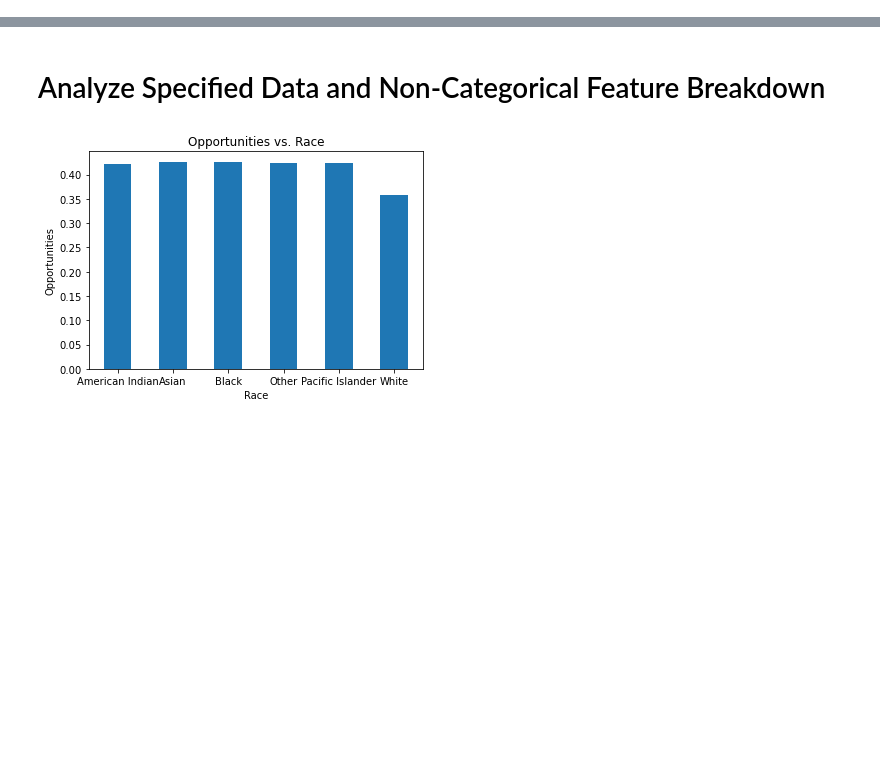
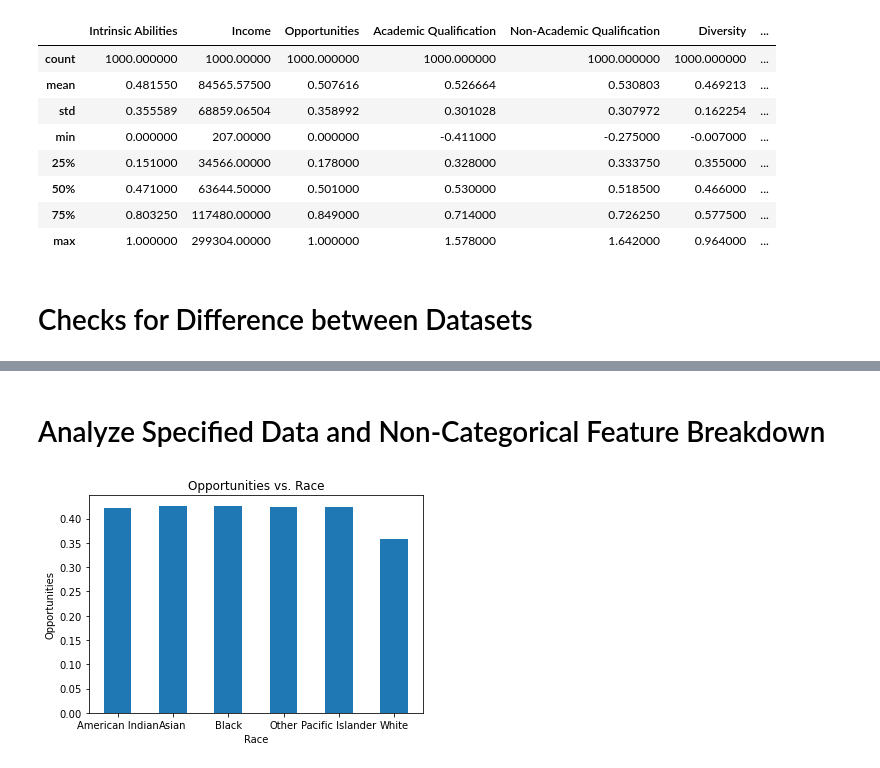
Before and after one commit to liangeric/MirrorDataAdmission, a Jupyter notebook: dataAnalysis.ipynb, the cells around one changed output, grey strips where cells are left out. Cells and saved outputs as stored; diff of their text form; code cells hidden in the pictures; blank space fills up the shorter version.

```diff
--- a/dataAnalysis.ipynb
+++ b/dataAnalysis.ipynb
@@ -6,3 +6,17 @@ import matplotlib.pyplot as plt
 # Read in data
 data = pd.read_csv("admissionNew.csv")
 idealdata = pd.read_csv("idealAdmission.csv")
+# %%
+idealdata.describe()
+# %% [output]
+|  | Intrinsic Abilities | Income | Opportunities | Academic Qualification | Non-Academic Qualification | Diversity | ... |
+| count | 1000.000000 | 1000.00000 | 1000.000000 | 1000.000000 | 1000.000000 | 1000.000000 | ... |
+| mean | 0.481550 | 84565.57500 | 0.507616 | 0.526664 | 0.530803 | 0.469213 | ... |
+| std | 0.355589 | 68859.06504 | 0.358992 | 0.301028 | 0.307972 | 0.162254 | ... |
+| min | 0.000000 | 207.00000 | 0.000000 | -0.411000 | -0.275000 | -0.007000 | ... |
+| 25% | 0.151000 | 34566.00000 | 0.178000 | 0.328000 | 0.333750 | 0.355000 | ... |
+| 50% | 0.471000 | 63644.50000 | 0.501000 | 0.530000 | 0.518500 | 0.466000 | ... |
+| 75% | 0.803250 | 117480.00000 | 0.849000 | 0.714000 | 0.726250 | 0.577500 | ... |
+| max | 1.000000 | 299304.00000 | 1.000000 | 1.578000 | 1.642000 | 0.964000 | ... |
+# %% [markdown]
+# Checks for Difference between Datasets
```
Also changed, not shown: parts of 10 cells of this notebook, 5 other files.
